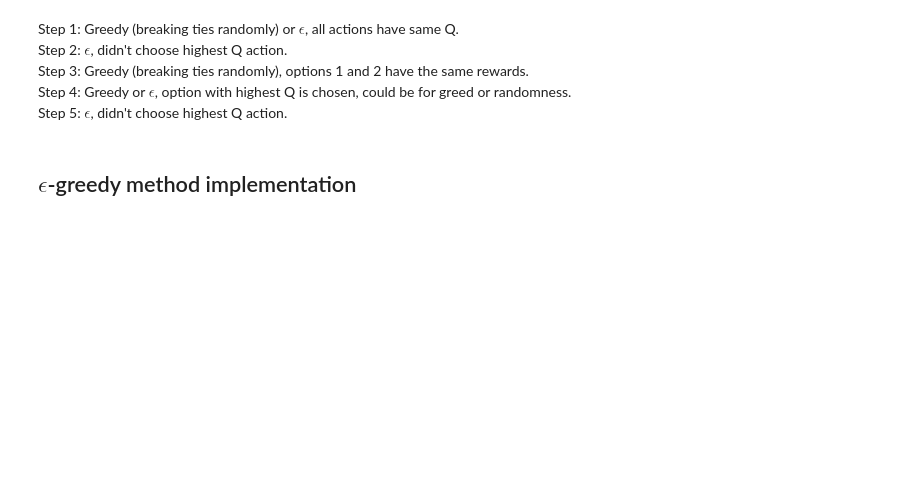
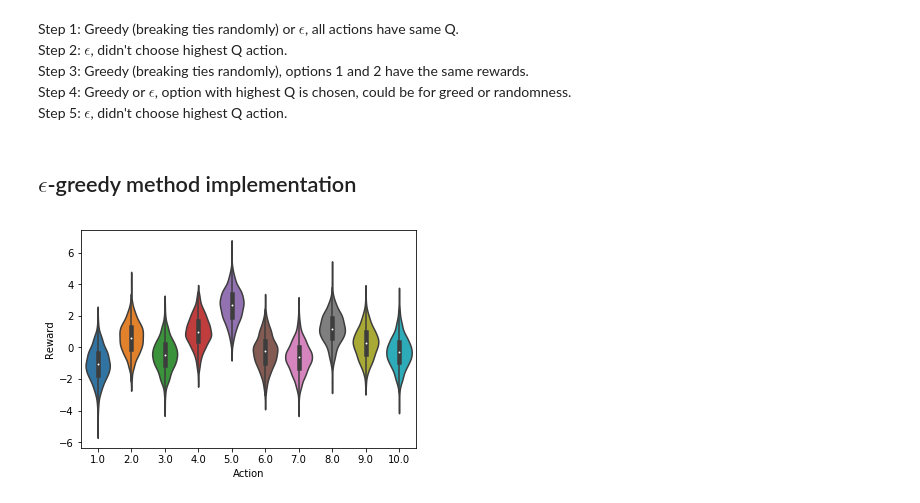
Before and after one commit to igonzalezperez/Reinforcement-Learning, a Jupyter notebook: k_armed_bandits.ipynb, the cells around one changed output. Cells and saved outputs as stored; diff of their text form; code cells hidden in the pictures; blank space fills up the shorter version.

```diff
--- a/k_armed_bandits.ipynb
+++ b/k_armed_bandits.ipynb
@@ -140,11 +174,11 @@ class EpsilonGreedy():
         print("Elapsed time: {:.2f} seconds".format(time.time() - start))
 # %%
 test_1 = EpsilonGreedy(epsilon = 0)
-test_2 = EpsilonGreedy(epsilon = .01, q_real = test_1.q_real) #real values are the same for all tests
-test_3 = EpsilonGreedy(epsilon = .1, q_real = test_1.q_real)
+test_2 = EpsilonGreedy(epsilon = .01, q_initial = test_1.q_initial) #real values are the same for all tests
+test_3 = EpsilonGreedy(epsilon = .1, q_initial = test_1.q_initial)
 
 test_1.plot_true_values(1000)
-test_2.plot_true_values(1000)
-test_3.plot_true_values(1000)
+# %% [output]
+[figure, added]
 # %%
 show_time = True
```
Also changed, not shown: parts of 7 cells of this notebook.
